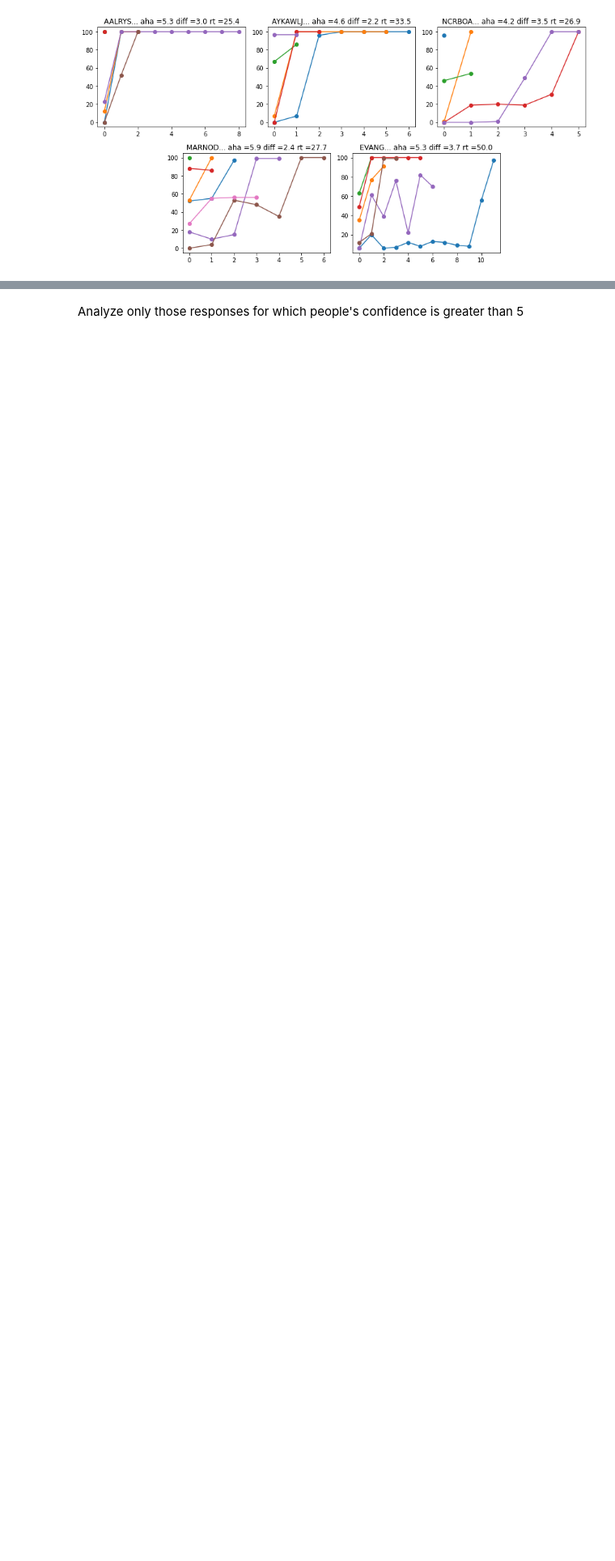
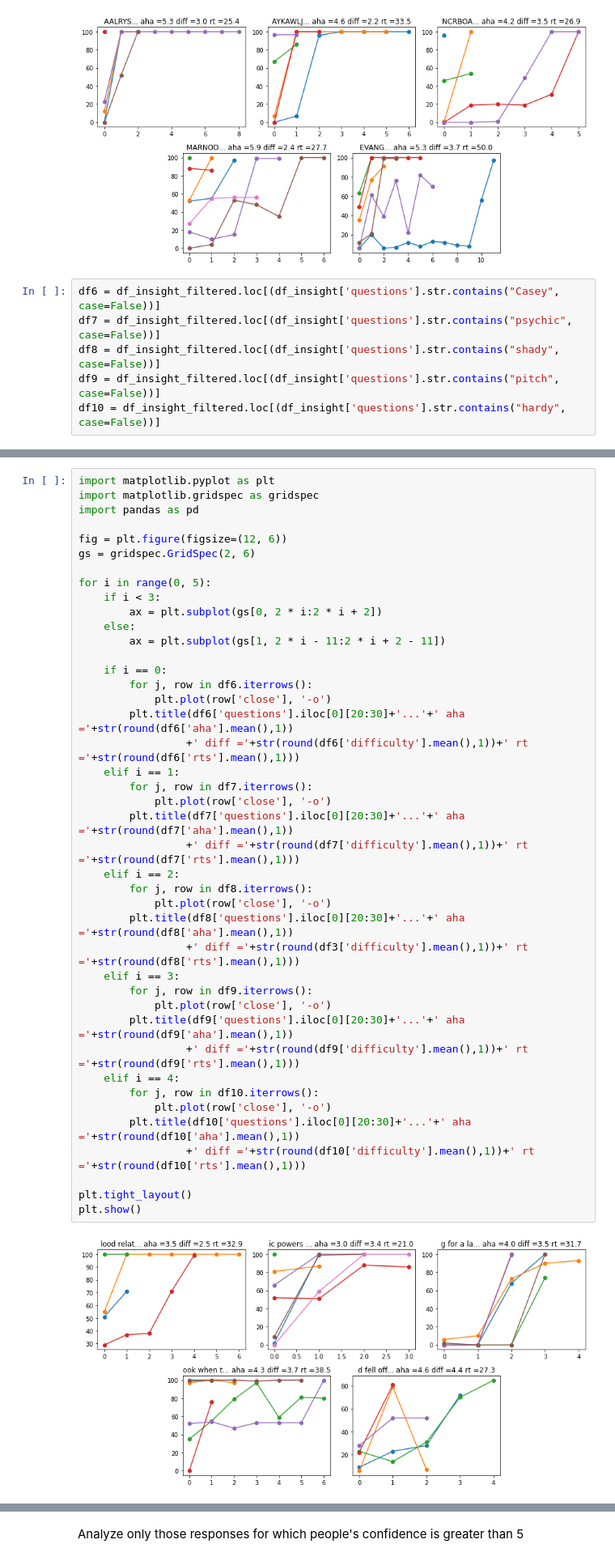
Before and after one commit to hermish/cocosci-research, a Jupyter notebook: analysis/probing_study/analysis2.ipynb, the cells around one changed output, grey strips where cells are left out. Shown: that part at 81% size. Drawn from its saved outputs; the diff is of its cells as text; blank space fills up the shorter version.

```diff
--- a/analysis/probing_study/analysis2.ipynb
+++ b/analysis/probing_study/analysis2.ipynb
@@ -337,3 +358,8 @@ plt.show()
 # %% [output]
 [figure]
 # %%
+df6 = df_insight_filtered.loc[(df_insight['questions'].str.contains("Casey", case=False))]
+df7 = df_insight_filtered.loc[(df_insight['questions'].str.contains("psychic", case=False))]
+df8 = df_insight_filtered.loc[(df_insight['questions'].str.contains("shady", case=False))]
+df9 = df_insight_filtered.loc[(df_insight['questions'].str.contains("pitch", case=False))]
+df10 = df_insight_filtered.loc[(df_insight['questions'].str.contains("hardy", case=False))]
@@ -341,0 +366,44 @@ plt.show()
+# %%
+import matplotlib.pyplot as plt
+import matplotlib.gridspec as gridspec
+import pandas as pd
+
+fig = plt.figure(figsize=(12, 6))
+gs = gridspec.GridSpec(2, 6)
+
+for i in range(0, 5):
+    if i < 3:
+        ax = plt.subplot(gs[0, 2 * i:2 * i + 2])
+    else:
+        ax = plt.subplot(gs[1, 2 * i - 11:2 * i + 2 - 11])
+
+    if i == 0:
+        for j, row in df6.iterrows():
+            plt.plot(row['close'], '-o')
+        plt.title(df6['questions'].iloc[0][20:30]+'...'+' aha ='+str(round(df6['aha'].mean(),1))
+                 +' diff ='+str(round(df6['difficulty'].mean(),1))+' rt ='+str(round(df6['rts'].mean(),1)))
+    elif i == 1:
+        for j, row in df7.iterrows():
+            plt.plot(row['close'], '-o')
+        plt.title(df7['questions'].iloc[0][20:30]+'...'+' aha ='+str(round(df7['aha'].mean(),1))
+                 +' diff ='+str(round(df7['difficulty'].mean(),1))+' rt ='+str(round(df7['rts'].mean(),1)))
+    elif i == 2:
+        for j, row in df8.iterrows():
+            plt.plot(row['close'], '-o')
+        plt.title(df8['questions'].iloc[0][20:30]+'...'+' aha ='+str(round(df8['aha'].mean(),1))
+                 +' diff ='+str(round(df3['difficulty'].mean(),1))+' rt ='+str(round(df8['rts'].mean(),1)))
+    elif i == 3:
+        for j, row in df9.iterrows():
+            plt.plot(row['close'], '-o')
+        plt.title(df9['questions'].iloc[0][20:30]+'...'+' aha ='+str(round(df9['aha'].mean(),1))
+                 +' diff ='+str(round(df9['difficulty'].mean(),1))+' rt ='+str(round(df9['rts'].mean(),1)))
+    elif i == 4:
+        for j, row in df10.iterrows():
+            plt.plot(row['close'], '-o')
+        plt.title(df10['questions'].iloc[0][20:30]+'...'+' aha ='+str(round(df10['aha'].mean(),1))
+                 +' diff ='+str(round(df10['difficulty'].mean(),1))+' rt ='+str(round(df10['rts'].mean(),1)))
+
+plt.tight_layout()
+plt.show()
+# %% [output]
+[figure, added]
```
Also changed, not shown: parts of 8 cells of this notebook, 28 other files.
